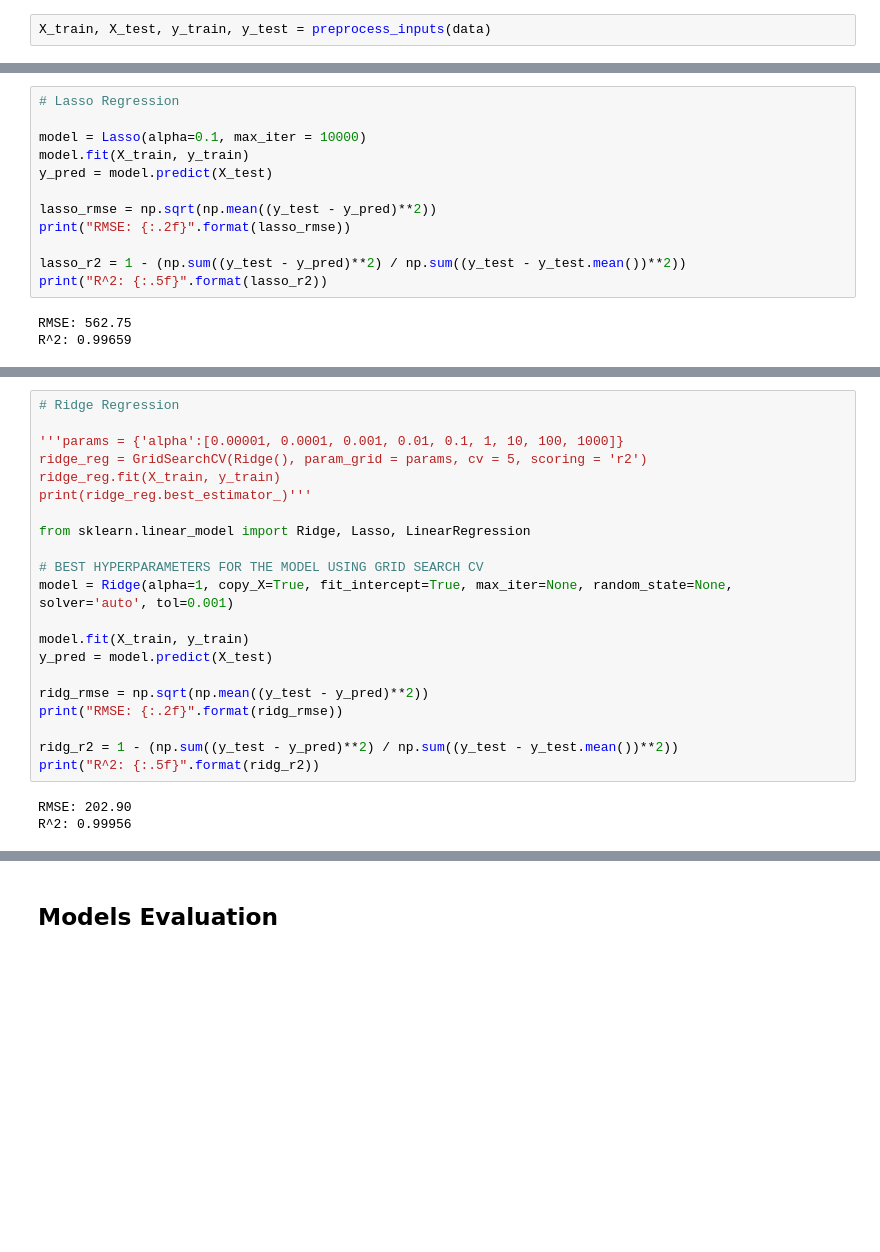
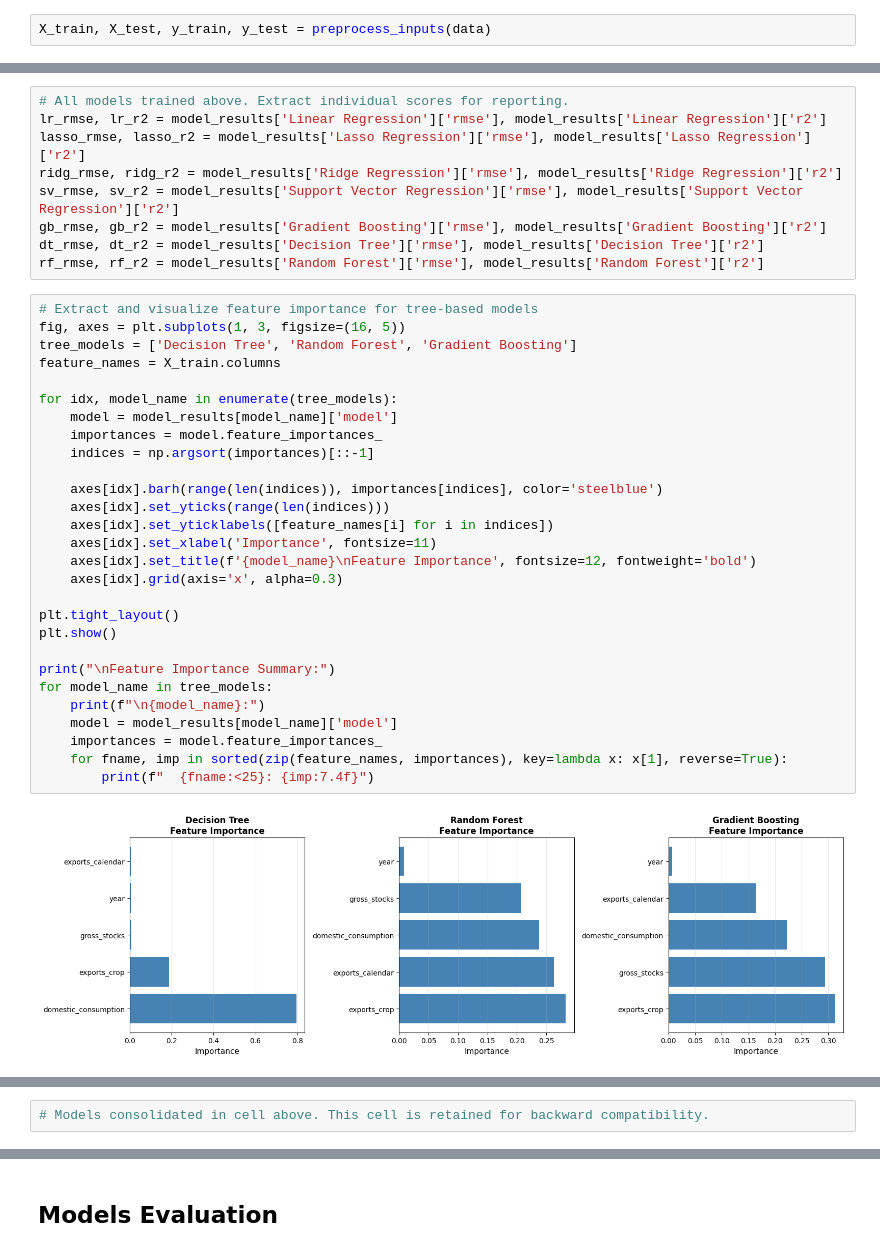
Before and after one commit to clickcafence/DS, a Jupyter notebook: main.ipynb, the cells around one changed output, grey strips where cells are left out. Drawn from its saved outputs; the diff is of its cells as text; blank space fills up the shorter version.

```diff
--- a/main.ipynb
+++ b/main.ipynb
@@ -284,15 +329,39 @@ R^2: 0.99628
 # %%
-# Lasso Regression
-
-model = Lasso(alpha=0.1, max_iter = 10000)
-model.fit(X_train, y_train)
-y_pred = model.predict(X_test)
-
-lasso_rmse = np.sqrt(np.mean((y_test - y_pred)**2))
-print("RMSE: {:.2f}".format(lasso_rmse))
-
-lasso_r2 = 1 - (np.sum((y_test - y_pred)**2) / np.sum((y_test - y_test.mean())**2))
-print("R^2: {:.5f}".format(lasso_r2))
+# All models trained above. Extract individual scores for reporting.
+lr_rmse, lr_r2 = model_results['Linear Regression']['rmse'], model_results['Linear Regression']['r2']
+lasso_rmse, lasso_r2 = model_results['Lasso Regression']['rmse'], model_results['Lasso Regression']['r2']
+ridg_rmse, ridg_r2 = model_results['Ridge Regression']['rmse'], model_results['Ridge Regression']['r2']
+sv_rmse, sv_r2 = model_results['Support Vector Regression']['rmse'], model_results['Support Vector Regression']['r2']
+gb_rmse, gb_r2 = model_results['Gradient Boosting']['rmse'], model_results['Gradient Boosting']['r2']
+dt_rmse, dt_r2 = model_results['Decision Tree']['rmse'], model_results['Decision Tree']['r2']
+rf_rmse, rf_r2 = model_results['Random Forest']['rmse'], model_results['Random Forest']['r2']
-# %% [output]
-RMSE: 562.75
-R^2: 0.99659
+# %%
+# Extract and visualize feature importance for tree-based models
+fig, axes = plt.subplots(1, 3, figsize=(16, 5))
+tree_models = ['Decision Tree', 'Random Forest', 'Gradient Boosting']
+feature_names = X_train.columns
+
+for idx, model_name in enumerate(tree_models):
+    model = model_results[model_name]['model']
+    importances = model.feature_importances_
+    indices = np.argsort(importances)[::-1]
+
+    axes[idx].barh(range(len(indices)), importances[indices], color='steelblue')
+    axes[idx].set_yticks(range(len(indices)))
+    axes[idx].set_yticklabels([feature_names[i] for i in indices])
+    axes[idx].set_xlabel('Importance', fontsize=11)
+    axes[idx].set_title(f'{model_name}\nFeature Importance', fontsize=12, fontweight='bold')
+    axes[idx].grid(axis='x', alpha=0.3)
+
+plt.tight_layout()
+plt.show()
+
+print("\nFeature Importance Summary:")
+for model_name in tree_models:
+    print(f"\n{model_name}:")
+    model = model_results[model_name]['model']
+    importances = model.feature_importances_
+    for fname, imp in sorted(zip(feature_names, importances), key=lambda x: x[1], reverse=True):
+        print(f"  {fname:<25}: {imp:7.4f}")
+# %% [output]
+[figure, added]
@@ -299,27 +385,5 @@ R^2: 0.99659
 # %%
-# Ridge Regression
-
-'''params = {'alpha':[0.00001, 0.0001, 0.001, 0.01, 0.1, 1, 10, 100, 1000]}
-ridge_reg = GridSearchCV(Ridge(), param_grid = params, cv = 5, scoring = 'r2')
-ridge_reg.fit(X_train, y_train)
-print(ridge_reg.best_estimator_)'''
-
-from sklearn.linear_model import Ridge, Lasso, LinearRegression
-
-# BEST HYPERPARAMETERS FOR THE MODEL USING GRID SEARCH CV
-model = Ridge(alpha=1, copy_X=True, fit_intercept=True, max_iter=None, random_state=None, solver='auto', tol=0.001)
-
-model.fit(X_train, y_train)
-y_pred = model.predict(X_test)
-
-ridg_rmse = np.sqrt(np.mean((y_test - y_pred)**2))
-print("RMSE: {:.2f}".format(ridg_rmse))
-
-ridg_r2 = 1 - (np.sum((y_test - y_pred)**2) / np.sum((y_test - y_test.mean())**2))
-print("R^2: {:.5f}".format(ridg_r2))
+# Models consolidated in cell above. This cell is retained for backward compatibility.
-# %% [output]
-RMSE: 202.90
-R^2: 0.99956
 # %%
 # Support Vector Regression
 
```
Also changed, not shown: parts of 21 cells of this notebook.
